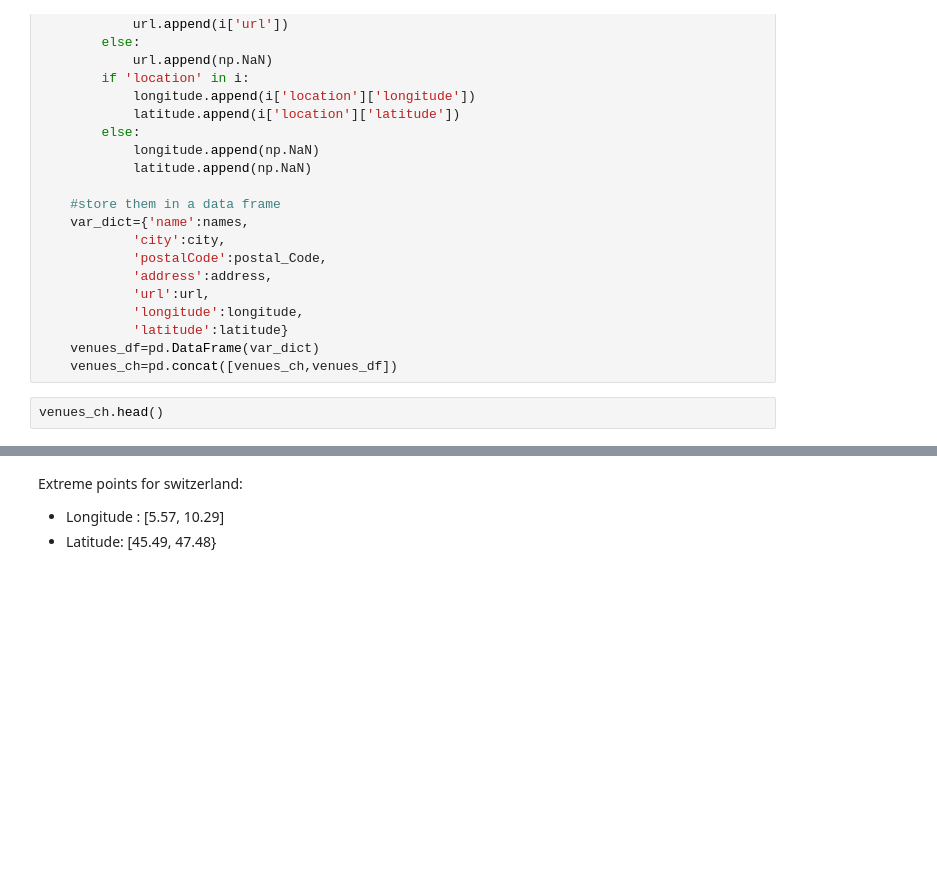
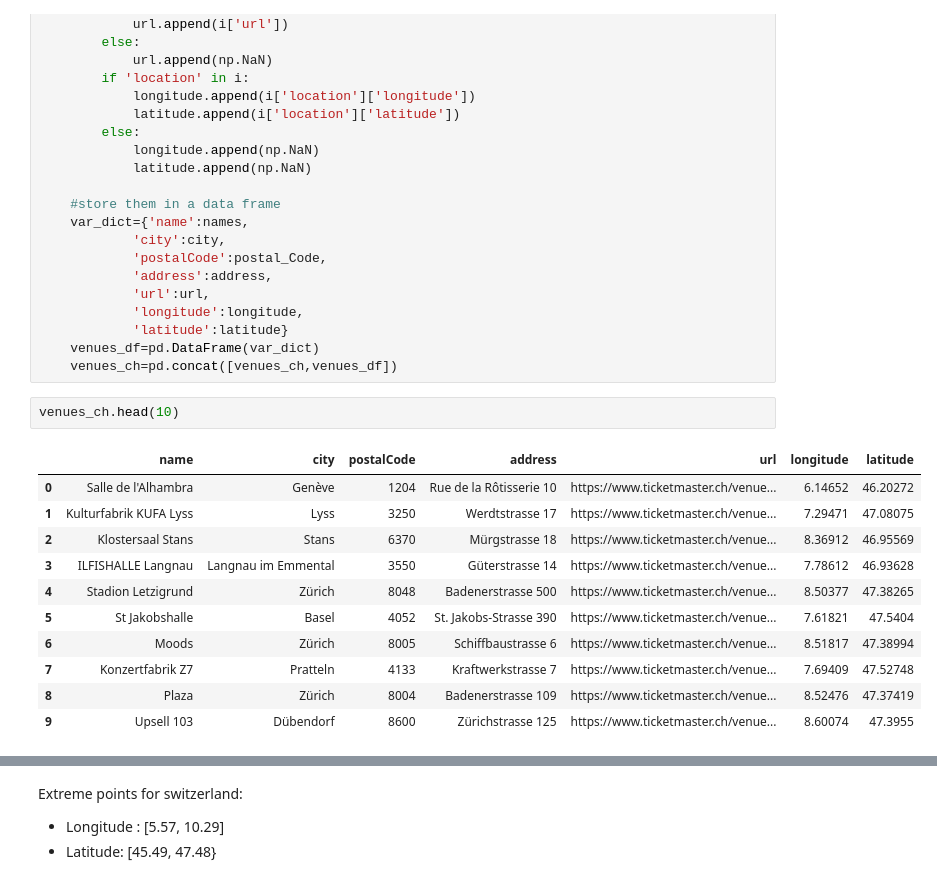
Before and after one commit to chrisfor97/Assignment05cf, a Jupyter notebook: Forschner_Christopher_Assignment05_Python.ipynb, the cells around one changed output, grey strips where cells are left out. Saved outputs shown, nothing was run; the diff lists cells and outputs as text; blank space fills up the shorter version.

```diff
--- a/Forschner_Christopher_Assignment05_Python.ipynb
+++ b/Forschner_Christopher_Assignment05_Python.ipynb
@@ -435,7 +497,19 @@ for p in vpages_ch2:
     venues_df=pd.DataFrame(var_dict)
     venues_ch=pd.concat([venues_ch,venues_df])
 # %%
-venues_ch.head()
+venues_ch.head(10)
+# %% [output]
+|  | name | city | postalCode | address | url | longitude | latitude |
+| 0 | Salle de l'Alhambra | Genève | 1204 | Rue de la Rôtisserie 10 | https://www.ticketmaster.ch/venue... | 6.14652 | 46.20272 |
+| 1 | Kulturfabrik KUFA Lyss | Lyss | 3250 | Werdtstrasse 17 | https://www.ticketmaster.ch/venue... | 7.29471 | 47.08075 |
+| 2 | Klostersaal Stans | Stans | 6370 | Mürgstrasse 18 | https://www.ticketmaster.ch/venue... | 8.36912 | 46.95569 |
+| 3 | ILFISHALLE Langnau | Langnau im Emmental | 3550 | Güterstrasse 14 | https://www.ticketmaster.ch/venue... | 7.78612 | 46.93628 |
+| 4 | Stadion Letzigrund | Zürich | 8048 | Badenerstrasse 500 | https://www.ticketmaster.ch/venue... | 8.50377 | 47.38265 |
+| 5 | St Jakobshalle | Basel | 4052 | St. Jakobs-Strasse 390 | https://www.ticketmaster.ch/venue... | 7.61821 | 47.5404 |
+| 6 | Moods | Zürich | 8005 | Schiffbaustrasse 6 | https://www.ticketmaster.ch/venue... | 8.51817 | 47.38994 |
+| 7 | Konzertfabrik Z7 | Pratteln | 4133 | Kraftwerkstrasse 7 | https://www.ticketmaster.ch/venue... | 7.69409 | 47.52748 |
+| 8 | Plaza | Zürich | 8004 | Badenerstrasse 109 | https://www.ticketmaster.ch/venue... | 8.52476 | 47.37419 |
+| 9 | Upsell 103 | Dübendorf | 8600 | Zürichstrasse 125 | https://www.ticketmaster.ch/venue... | 8.60074 | 47.3955 |
 # %%
 #exercise 10
 fig,ax=plt.subplots(figsize=(7,7))
```
Also changed, not shown: parts of 18 cells of this notebook, 3 other files.
